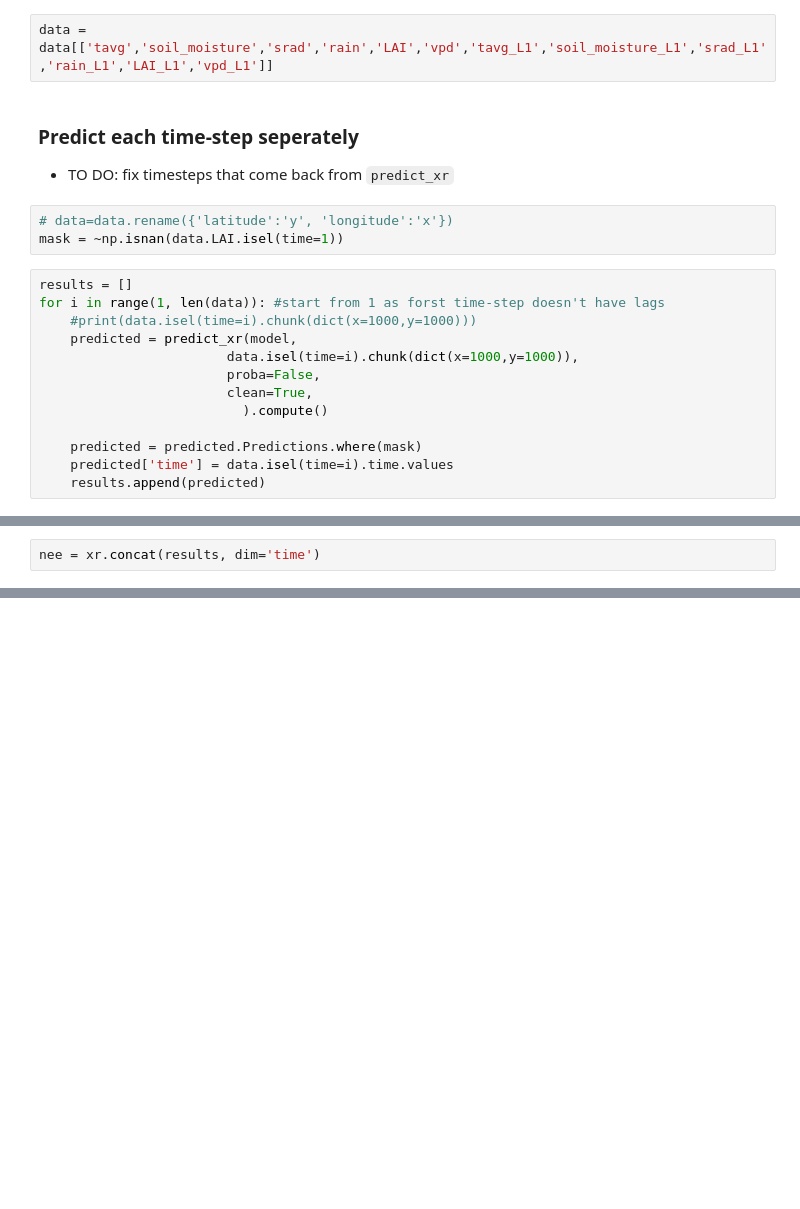
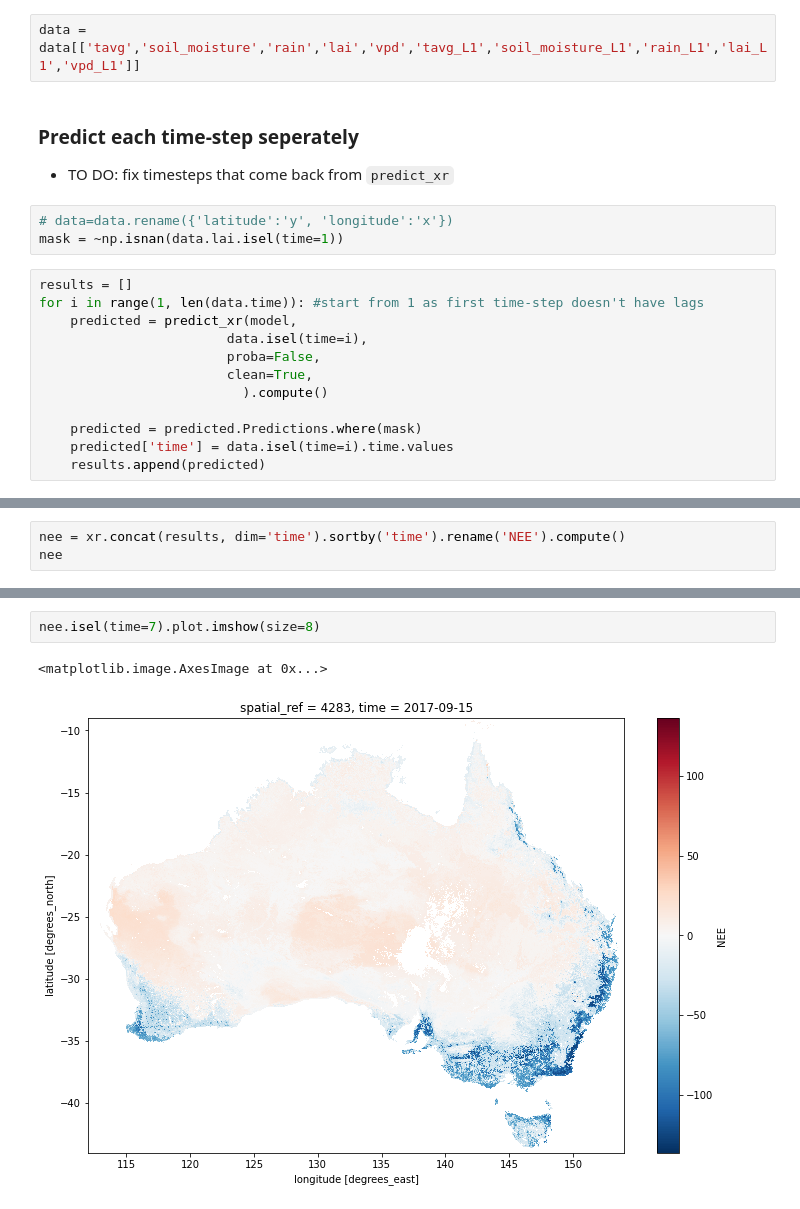
Before and after one commit to cbur24/NEE_modelling, a Jupyter notebook: 4_Predict.ipynb, the cells around one changed output, grey strips where cells are left out. Drawn from its saved outputs; the diff is of its cells as text; blank space fills up the shorter version.

```diff
--- a/4_Predict.ipynb
+++ b/4_Predict.ipynb
@@ -32,18 +66,17 @@ print(variables)
 # %%
-data = data[['tavg','soil_moisture','srad','rain','LAI','vpd','tavg_L1','soil_moisture_L1','srad_L1','rain_L1','LAI_L1','vpd_L1']]
+data = data[['tavg','soil_moisture','rain','lai','vpd','tavg_L1','soil_moisture_L1','rain_L1','lai_L1','vpd_L1']]
 # %% [markdown]
 ### Predict each time-step seperately
 
 - TO DO: fix timesteps that come back from `predict_xr`
 # %%
 # data=data.rename({'latitude':'y', 'longitude':'x'})
-mask = ~np.isnan(data.LAI.isel(time=1))
+mask = ~np.isnan(data.lai.isel(time=1))
 # %%
 results = []
-for i in range(1, len(data)): #start from 1 as forst time-step doesn't have lags
-    #print(data.isel(time=i).chunk(dict(x=1000,y=1000)))
+for i in range(1, len(data.time)): #start from 1 as first time-step doesn't have lags
     predicted = predict_xr(model,
-                        data.isel(time=i).chunk(dict(x=1000,y=1000)),
+                        data.isel(time=i),
                         proba=False,
                         clean=True,
                           ).compute()
@@ -54,2 +105,3 @@ for i in range(1, len(data)): #start from 1 as forst time-step doesn't have lags
 # %%
-nee = xr.concat(results, dim='time')
+nee = xr.concat(results, dim='time').sortby('time').rename('NEE').compute()
+nee
@@ -57,0 +132,5 @@ nee.plot.imshow(col='time', col_wrap=6);
+# %%
+nee.isel(time=7).plot.imshow(size=8)
+# %% [output]
+<matplotlib.image.AxesImage at 0x...>
+[figure, added]
```
Also changed, not shown: parts of 11 cells of this notebook, 2 other files.
